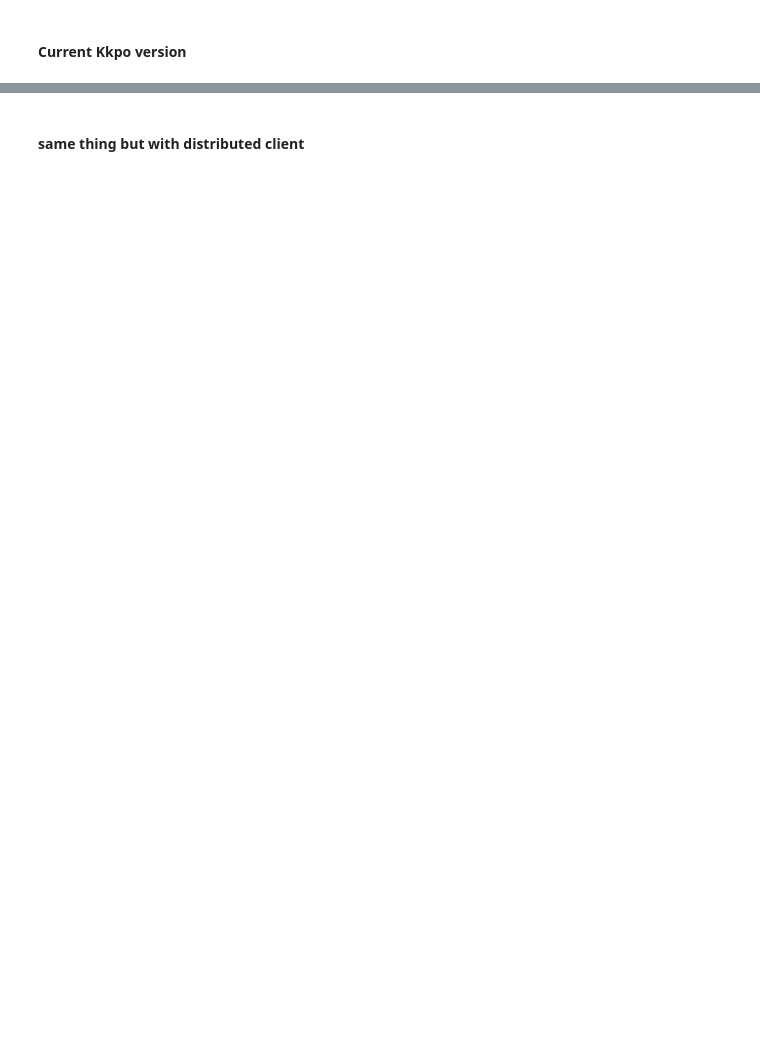
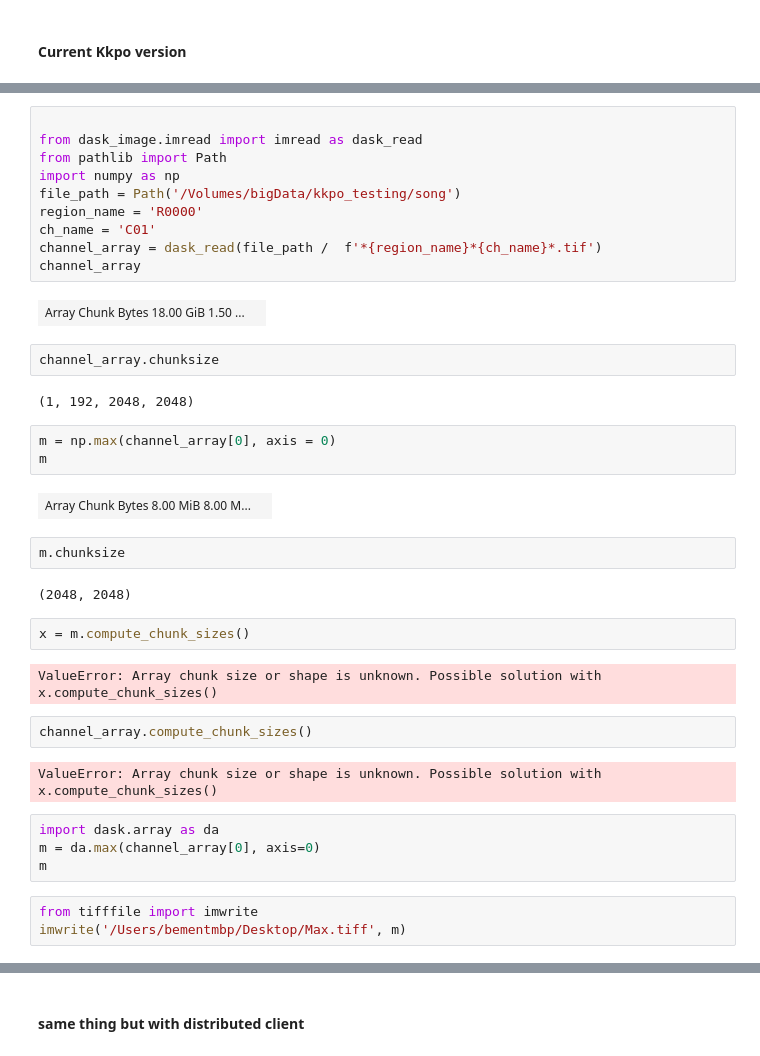
Before and after one commit to domchom/Flamingo_scripts, a Jupyter notebook: multiprocessing.ipynb, the cells around one changed output, grey strips where cells are left out. Drawn from its saved outputs; the diff is of its cells as text; blank space fills up the shorter version.

```diff
--- a/multiprocessing.ipynb
+++ b/multiprocessing.ipynb
@@ -65,0 +97,40 @@ Wall time: 24.3 s
+# %%
+
+from dask_image.imread import imread as dask_read
+from pathlib import Path
+import numpy as np
+file_path = Path('/Volumes/bigData/kkpo_testing/song')
+region_name = 'R0000'
+ch_name = 'C01'
+channel_array = dask_read(file_path /  f'*{region_name}*{ch_name}*.tif')
+channel_array
+# %% [output]
+| Array Chunk Bytes 18.00 GiB 1.50 ... |  |
+# %%
+channel_array.chunksize
+# %% [output]
+(1, 192, 2048, 2048)
+# %%
+m = np.max(channel_array[0], axis = 0)
+m
+# %% [output]
+| Array Chunk Bytes 8.00 MiB 8.00 M... |  |
+# %%
+m.chunksize
+# %% [output]
+(2048, 2048)
+# %%
+x = m.compute_chunk_sizes()
+# %% [output]
+ValueError: Array chunk size or shape is unknown. Possible solution with x.compute_chunk_sizes()
+# %%
+channel_array.compute_chunk_sizes()
+# %% [output]
+ValueError: Array chunk size or shape is unknown. Possible solution with x.compute_chunk_sizes()
+# %%
+import dask.array as da
+m = da.max(channel_array[0], axis=0)
+m
+# %%
+from tifffile import imwrite
+imwrite('/Users/bementmbp/Desktop/Max.tiff', m)
```
Also changed, not shown: parts of 17 cells of this notebook.
